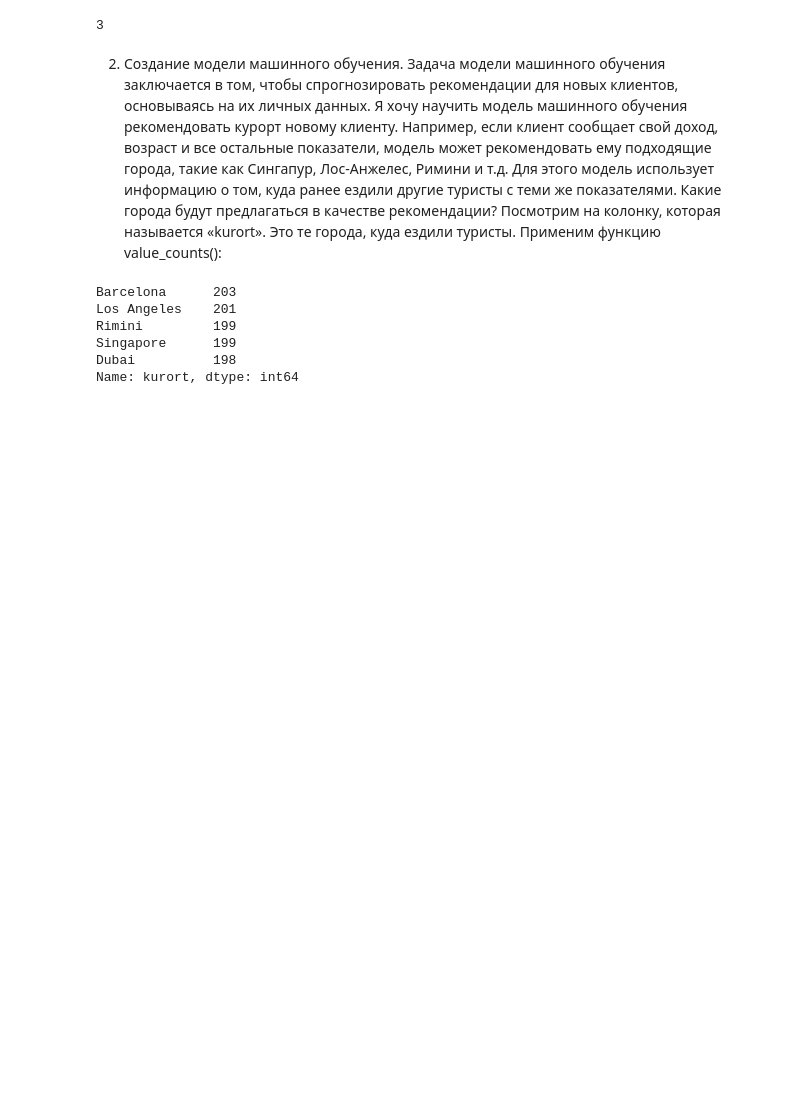
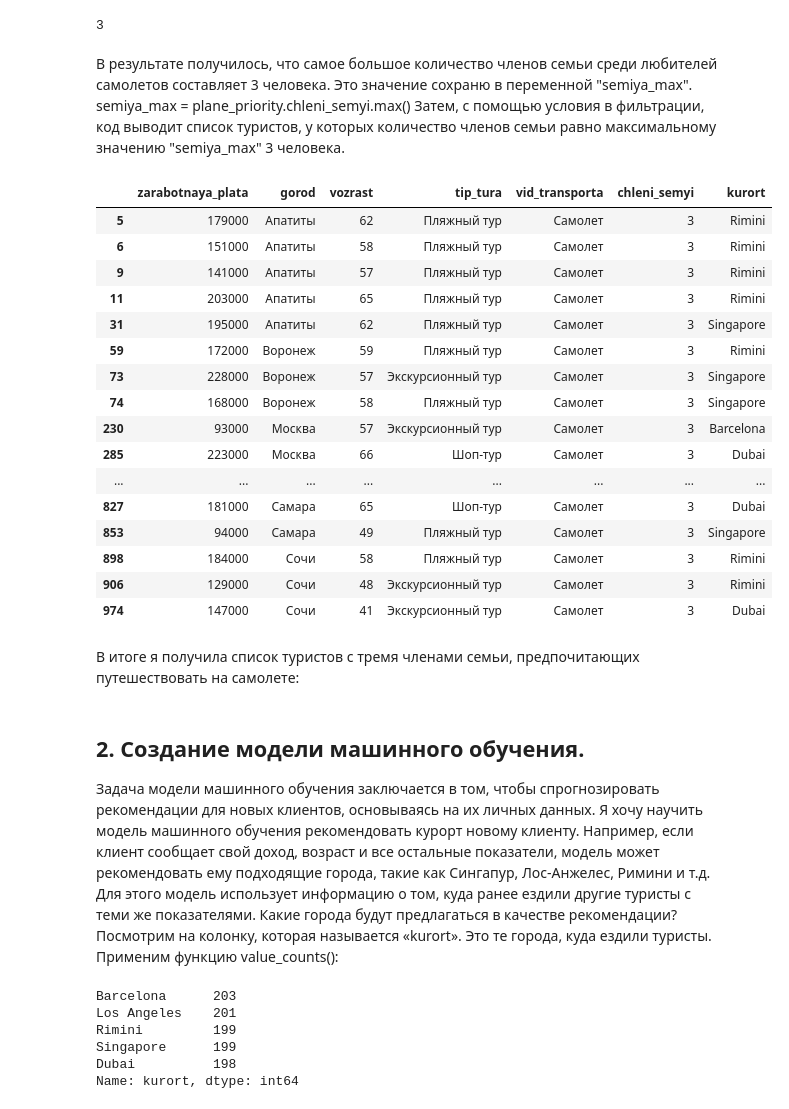
Before and after one commit to Lisica050521/Travel_Suggest, a Jupyter notebook: travel_suggest_model.ipynb, the cells around one changed output. Drawn from its saved outputs; the diff is of its cells as text; code cells hidden in the pictures; blank space fills up the shorter version.

```diff
--- a/travel_suggest_model.ipynb
+++ b/travel_suggest_model.ipynb
@@ -200,8 +254,36 @@ plane_priority = travelBD[travelBD.vid_transporta == 'Самолет']
 plane_priority.chleni_semyi.max()
 # %% [output]
 3
+# %% [markdown]
+В результате получилось, что самое большое количество членов семьи среди любителей самолетов составляет 3 человека.
+Это значение сохраню в переменной "semiya_max".
+semiya_max = plane_priority.chleni_semyi.max()
+Затем, с помощью условия в фильтрации, код выводит список туристов, у которых количество членов семьи равно максимальному значению "semiya_max" 3 человека.
+# %%
+semiya_max = plane_priority.chleni_semyi.max()
+plane_priority[ plane_priority.chleni_semyi == semiya_max]
+# %% [output]
+|  | zarabotnaya_plata | gorod | vozrast | tip_tura | vid_transporta | chleni_semyi | kurort |
+| 5 | 179000 | Апатиты | 62 | Пляжный тур | Самолет | 3 | Rimini |
+| 6 | 151000 | Апатиты | 58 | Пляжный тур | Самолет | 3 | Rimini |
+| 9 | 141000 | Апатиты | 57 | Пляжный тур | Самолет | 3 | Rimini |
+| 11 | 203000 | Апатиты | 65 | Пляжный тур | Самолет | 3 | Rimini |
+| 31 | 195000 | Апатиты | 62 | Пляжный тур | Самолет | 3 | Singapore |
+| 59 | 172000 | Воронеж | 59 | Пляжный тур | Самолет | 3 | Rimini |
+| 73 | 228000 | Воронеж | 57 | Экскурсионный тур | Самолет | 3 | Singapore |
+| 74 | 168000 | Воронеж | 58 | Пляжный тур | Самолет | 3 | Singapore |
+| 230 | 93000 | Москва | 57 | Экскурсионный тур | Самолет | 3 | Barcelona |
+| 285 | 223000 | Москва | 66 | Шоп-тур | Самолет | 3 | Dubai |
+| ... | ... | ... | ... | ... | ... | ... | ... |
+| 827 | 181000 | Самара | 65 | Шоп-тур | Самолет | 3 | Dubai |
+| 853 | 94000 | Самара | 49 | Пляжный тур | Самолет | 3 | Singapore |
+| 898 | 184000 | Сочи | 58 | Пляжный тур | Самолет | 3 | Rimini |
+| 906 | 129000 | Сочи | 48 | Экскурсионный тур | Самолет | 3 | Rimini |
+| 974 | 147000 | Сочи | 41 | Экскурсионный тур | Самолет | 3 | Dubai |
+# %% [markdown]
+В итоге я получила список туристов с тремя членами семьи, предпочитающих путешествовать на самолете:
 # %% [markdown]
-2. Создание модели машинного обучения.
+## 2. Создание модели машинного обучения.
 Задача модели машинного обучения заключается в том, чтобы спрогнозировать рекомендации для новых клиентов, основываясь на их личных данных. Я хочу научить модель машинного обучения рекомендовать курорт новому клиенту. Например, если клиент сообщает свой доход, возраст и все остальные показатели, модель может рекомендовать ему подходящие города, такие как Сингапур, Лос-Анжелес, Римини и т.д. Для этого модель использует информацию о том, куда ранее ездили другие туристы с теми же показателями. Какие города будут предлагаться в качестве рекомендации? Посмотрим на колонку, которая называется «kurort». Это те города, куда ездили туристы. Применим функцию value_counts():
 # %%
 travelBD.kurort.value_counts()
```
Also changed, not shown: parts of 10 cells of this notebook.
